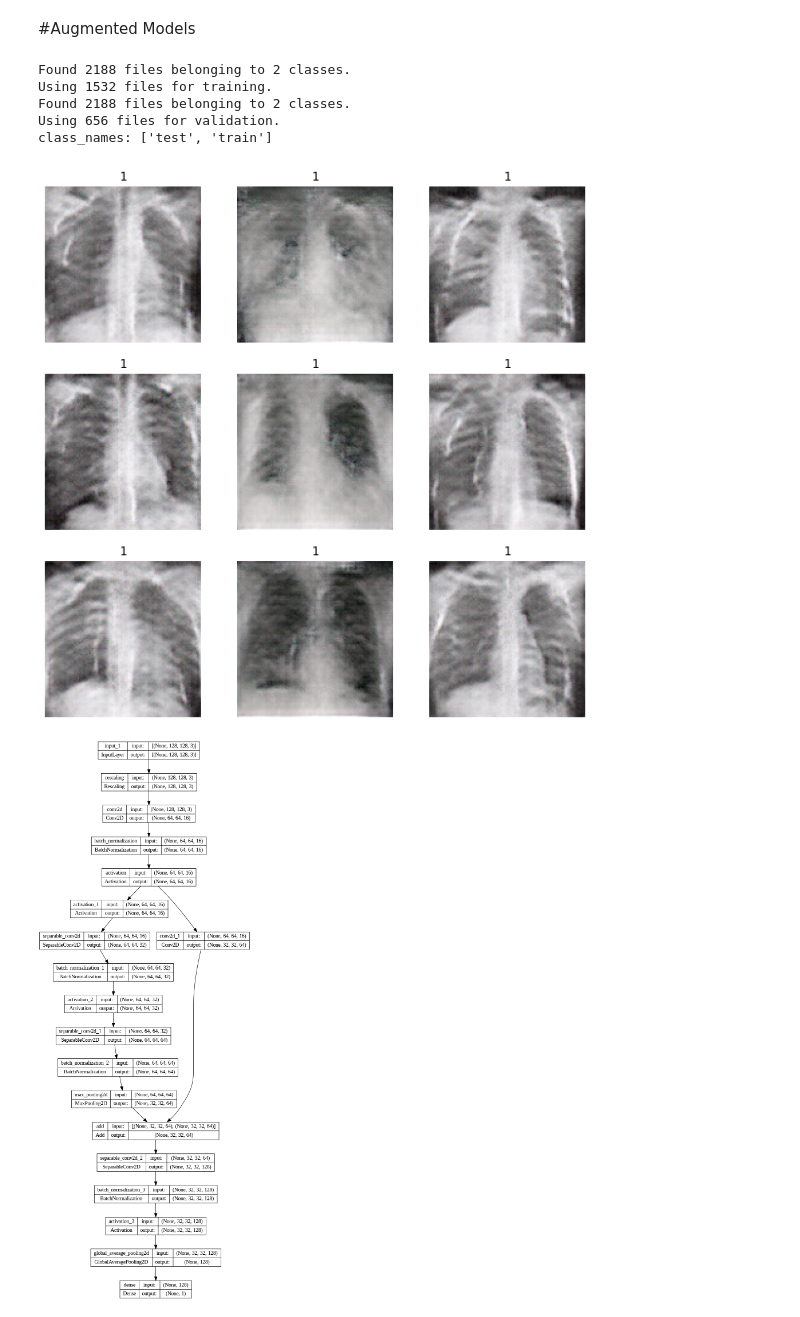
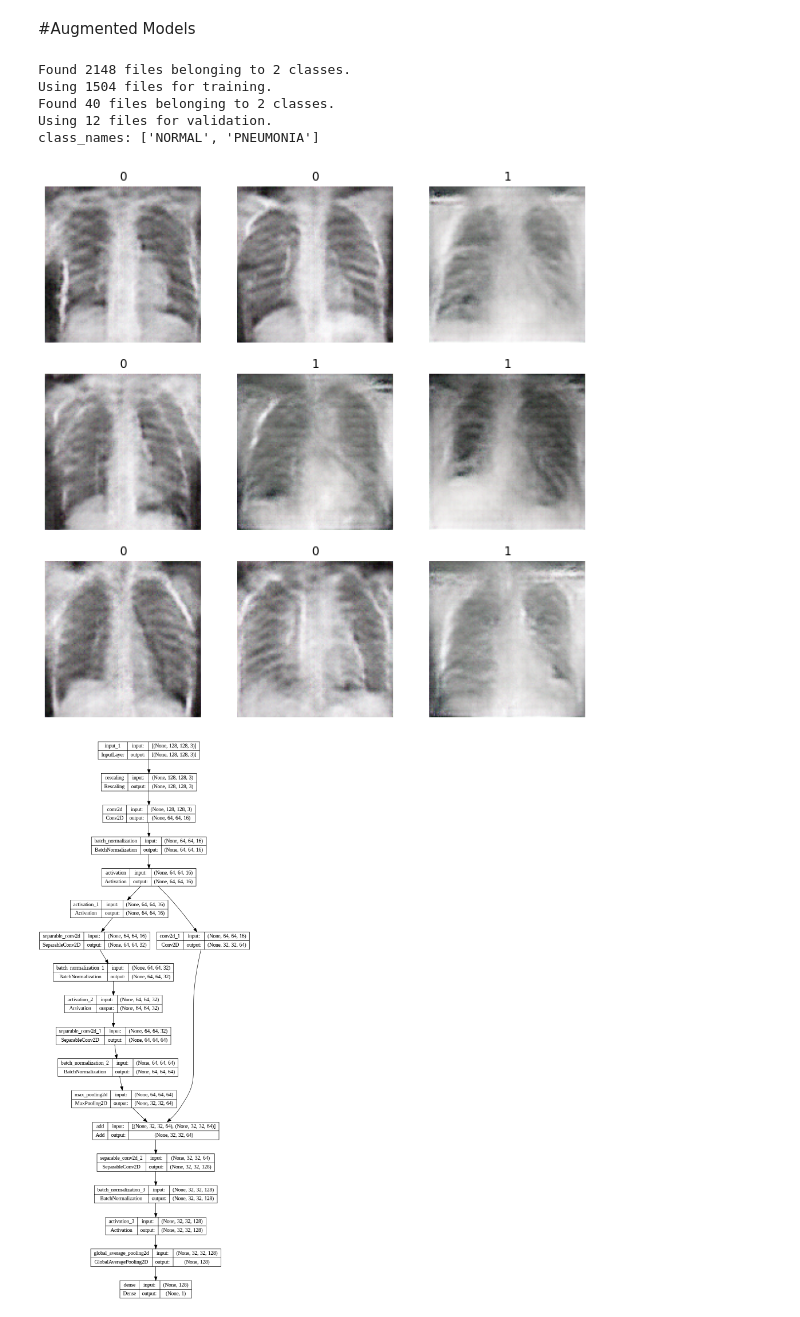
Before and after one commit to wiplash742000/Masters_Thesis_Automated_Detection_of_COVID_19_Using_GANs_and_CNNs, a Jupyter notebook: Jupyter Notebooks/CNNS/X_Ray_COVID_19_CNNs.ipynb, the cells around one changed output. Cells and saved outputs as stored; diff of their text form; code cells hidden in the pictures.

```diff
--- a/Jupyter Notebooks/CNNS/X_Ray_COVID_19_CNNs.ipynb
+++ b/Jupyter Notebooks/CNNS/X_Ray_COVID_19_CNNs.ipynb
@@ -474,41 +474,44 @@ dict_keys(['loss', 'acc', 'val_loss', 'val_acc'])
 # %%
 #Loading of images based on ref: https://keras.io/examples/vision/image_classification_from_scratch/
 
 image_size = (128, 128)
 batch_size = 16
-train_ds = tf.keras.utils.image_dataset_from_directory(xray_covid19_dataset, validation_split=0.3,
+# here I decided to use the train / test folders since the dataset is limitied
+# in size and if I used the normal split without specifying folderr I'd
+# essentially be testing models ability to discern gan images
+train_ds = tf.keras.utils.image_dataset_from_directory(xray_covid19_dataset + '/train', validation_split=0.3,
     subset="training",
     seed=1337,
     image_size=image_size,
     batch_size=batch_size,
     shuffle='true',
     crop_to_aspect_ratio=True
 )
 
-val_ds = tf.keras.utils.image_dataset_from_directory(xray_covid19_dataset, validation_split=0.3,
+val_ds = tf.keras.utils.image_dataset_from_directory(xray_covid19_dataset + '/test', validation_split=0.3,
     subset="validation",
     seed=1337,
     image_size=image_size,
     batch_size=batch_size,
     shuffle='true',
     crop_to_aspect_ratio=True
 )
 plt.figure(figsize=(10, 10))
 for images, labels in train_ds.take(1):
     for i in range(9):
         ax = plt.subplot(3, 3, i + 1)
         plt.imshow(images[i].numpy().astype("uint8"))
         plt.title(int(labels[i]))
         plt.axis("off")
 class_names = val_ds.class_names
 print( "class_names: " + str( class_names ) )
 # %% [output]
-Found 2188 files belonging to 2 classes.
-Using 1532 files for training.
-Found 2188 files belonging to 2 classes.
-Using 656 files for validation.
-class_names: ['test', 'train']
+Found 2148 files belonging to 2 classes.
+Using 1504 files for training.
+Found 40 files belonging to 2 classes.
+Using 12 files for validation.
+class_names: ['NORMAL', 'PNEUMONIA']
-[figure, old version]
+[figure, new version]
 # %%
 #CNN Model based on ref: https://keras.io/examples/vision/image_classification_from_scratch/
 def make_model(input_shape, num_classes):
```
Also changed, not shown: parts of 4 cells of this notebook.
